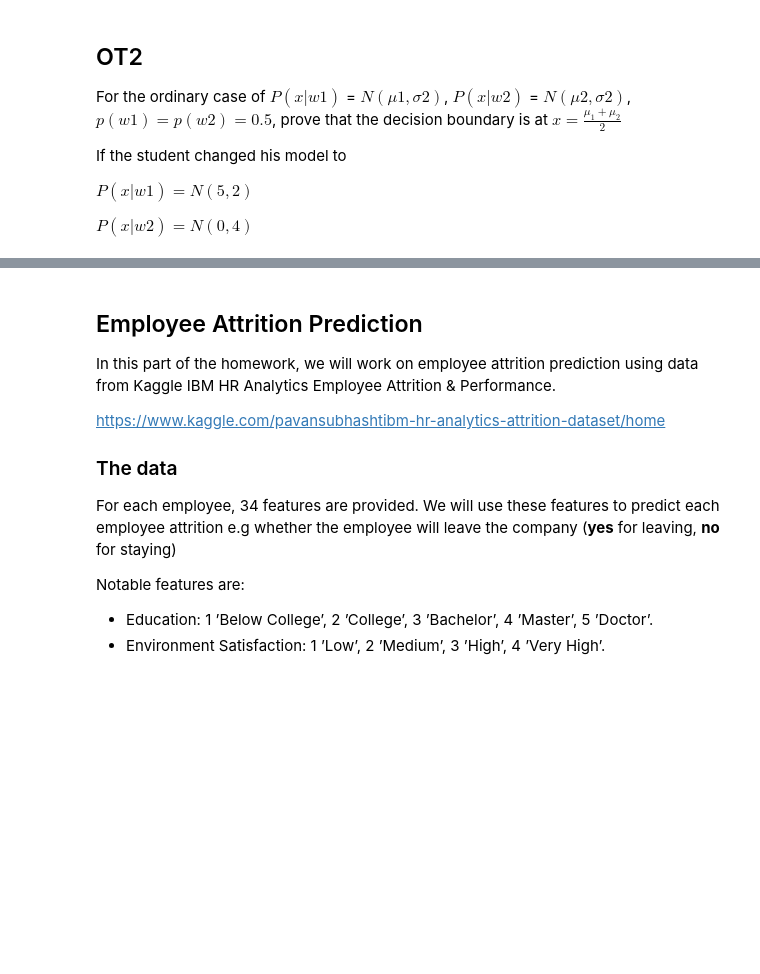
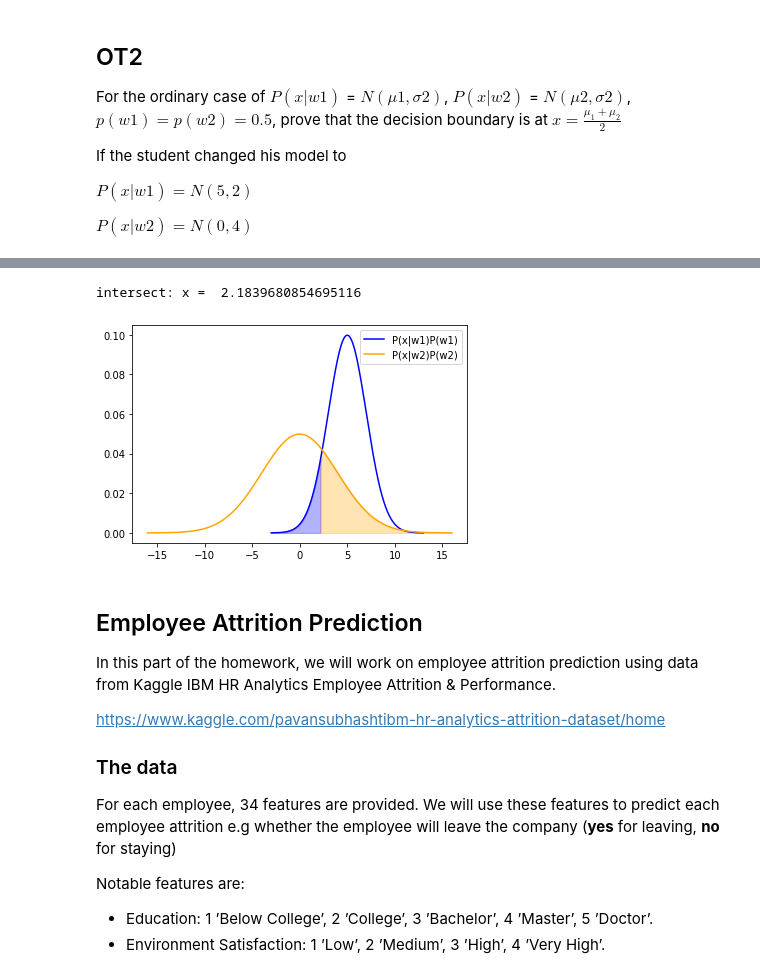
Before and after one commit to saenyakorn/2110573-PATT-RECOG, a Jupyter notebook: HW/HW02/HW02_Saenyakorn_Siangsanoh.ipynb, the cells around one changed output, grey strips where cells are left out. Saved outputs shown, nothing was run; the diff lists cells and outputs as text; code cells hidden in the pictures; blank space fills up the shorter version.

```diff
--- a/HW/HW02/HW02_Saenyakorn_Siangsanoh.ipynb
+++ b/HW/HW02/HW02_Saenyakorn_Siangsanoh.ipynb
@@ -99,14 +99,15 @@ import pandas as pd
 import math
 from sklearn.model_selection import train_test_split
 # %%
-def plot_bayes_classifier(mu_1, mu_2, vars, p_w1, p_w2):
+def plot_bayes_classifier(mu_1, mu_2, vars_1, vars_2, p_w1, p_w2, intersect_x=None):
   # Assume same variance for both classes
-  x_1 = np.linspace(mu_1 - 4*vars, mu_1 + 4*vars, 10000)
-  y_1 = stats.norm.pdf(x_1, mu_1, vars) * p_w1
-  x_2 = np.linspace(mu_2 - 4*vars, mu_2 + 4*vars, 10000)
-  y_2 = stats.norm.pdf(x_2, mu_2, vars) * p_w2
+  x_1 = np.linspace(mu_1 - 4*vars_1, mu_1 + 4*vars_1, 10000)
+  y_1 = stats.norm.pdf(x_1, mu_1, vars_1) * p_w1
+  x_2 = np.linspace(mu_2 - 4*vars_2, mu_2 + 4*vars_2, 10000)
+  y_2 = stats.norm.pdf(x_2, mu_2, vars_2) * p_w2
 
-  intersect_x = (2*vars**2*math.log(p_w2) - 2*vars**2*math.log(p_w1) + mu_1**2 - mu_2**2) / (2 * mu_1 - 2 * mu_2)
+  if(intersect_x is None):
+    intersect_x = (2*vars_1**2*math.log(p_w2) - 2*vars_2**2*math.log(p_w1) + mu_1**2 - mu_2**2) / (2 * mu_1 - 2 * mu_2)
   print("intersect: x = ", intersect_x)
 
   # Plot the graph
@@ -123,7 +124,7 @@ mu_1 = 5
 mu_2 = 0
 p_w1 = 0.5
 p_w2 = 0.5
-plot_bayes_classifier(mu_1, mu_2, vars, p_w1, p_w2)
+plot_bayes_classifier(mu_1, mu_2, vars, vars, p_w1, p_w2)
 # %% [output]
 intersect: x =  2.5
 [figure]
@@ -157,3 +190,15 @@ $P(x|w2) = N(0,4)$
+# %%
+vars_1 = 2
+vars_2 = 4
+mu_1 = 5
+mu_2 = 0
+p_w1 = 0.5
+p_w2 = 0.5
+intersect_x = 10 - (50 + 16*math.log(2))**0.5
+plot_bayes_classifier(mu_1, mu_2, vars_1, vars_2, p_w1, p_w2, intersect_x=intersect_x)
+# %% [output]
+intersect: x =  2.1839680854695116
+[figure, added]
 # %% [markdown]
 ## Employee Attrition Prediction
 
```
Also changed, not shown: parts of 44 cells of this notebook, 2 other files.
